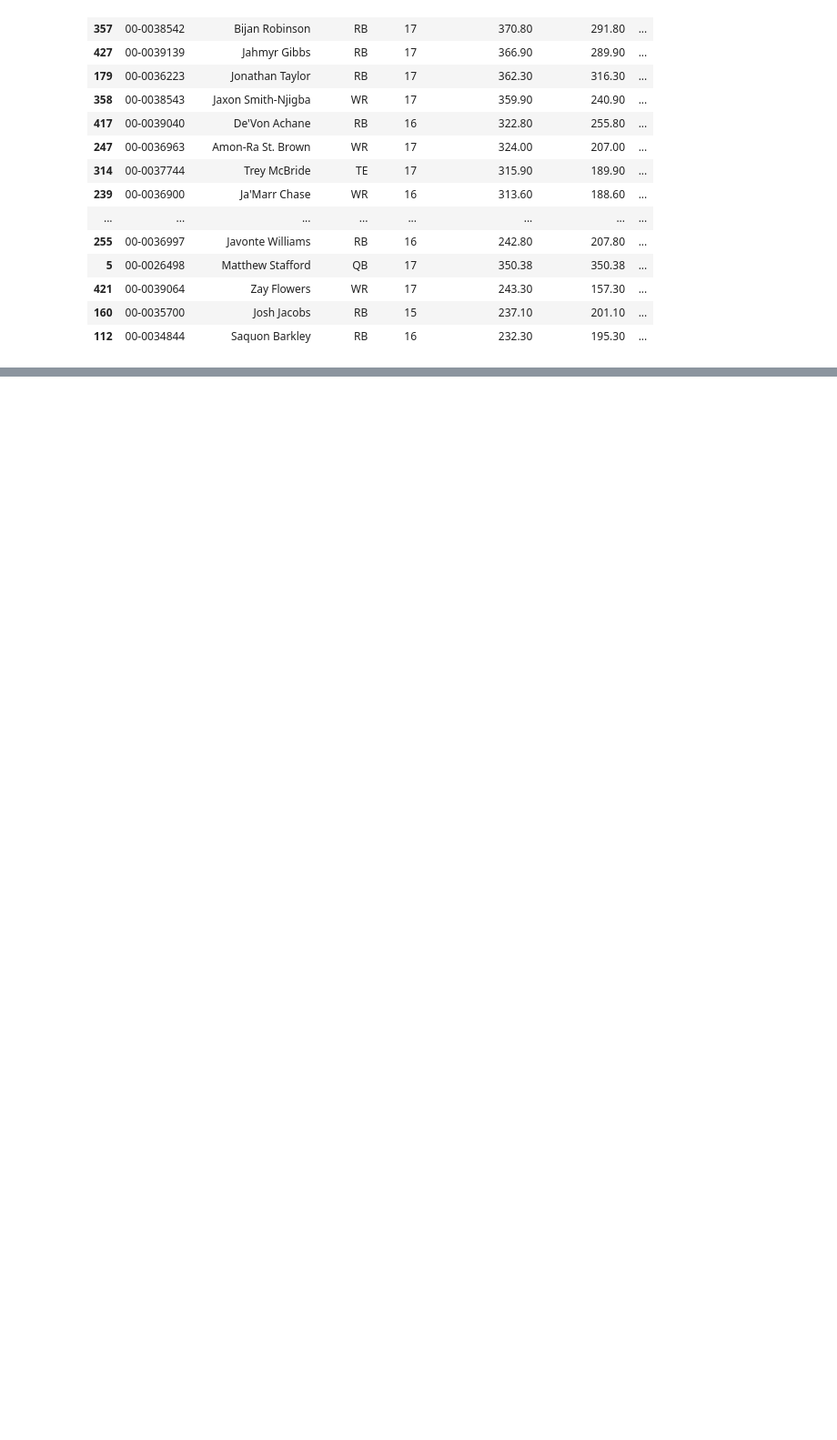
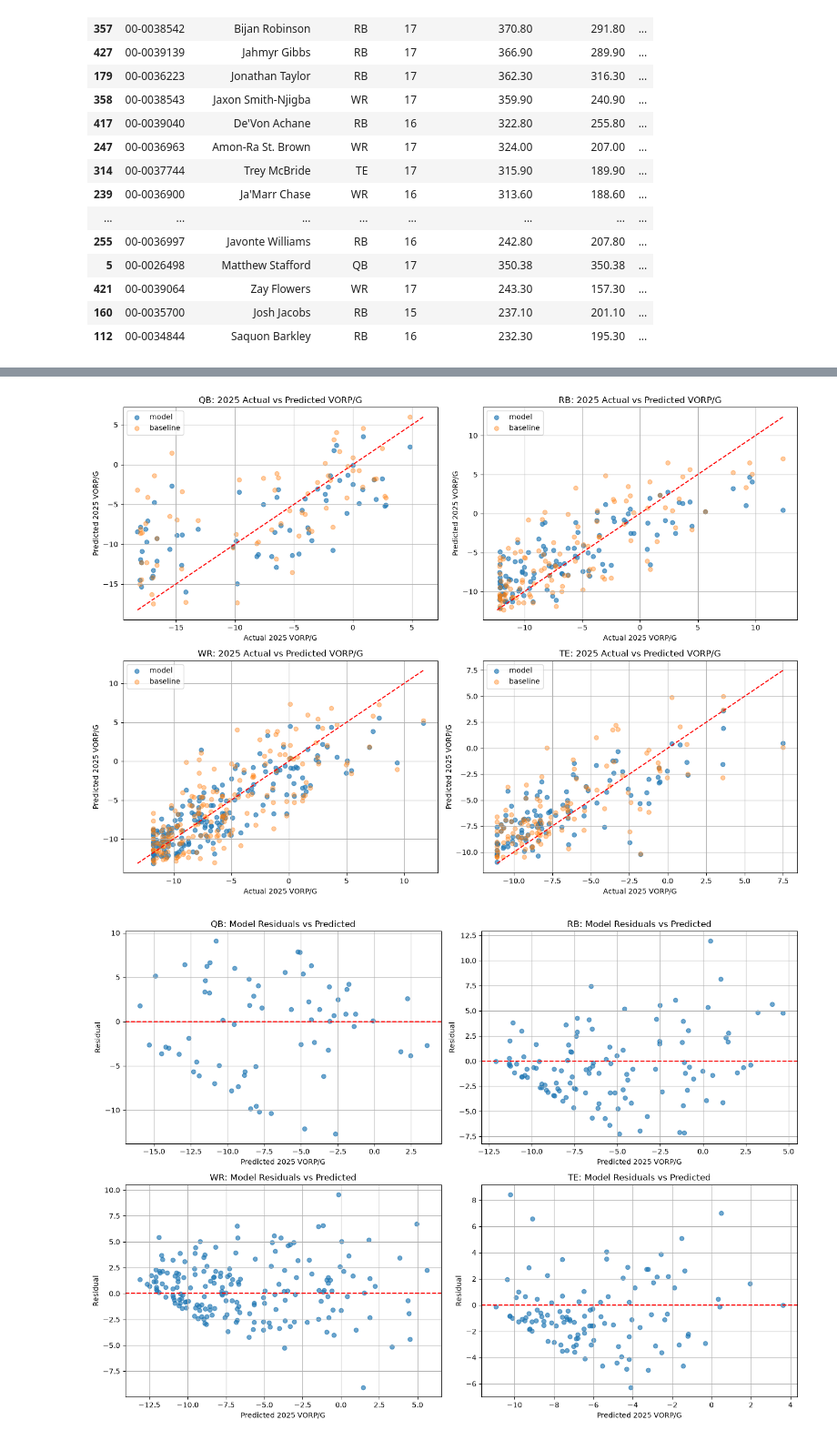
Before and after one commit to peytonfolk-bit/nfl_fantasy_projects, a Jupyter notebook: notebooks/nfl_exploration.ipynb, the cells around one changed output, grey strips where cells are left out. Shown at 91% size. Drawn from its saved outputs; the diff is of its cells as text; code cells hidden in the pictures; blank space fills up the shorter version.

Commit message:
Add 2025 VORP model validation results

```diff
--- a/notebooks/nfl_exploration.ipynb
+++ b/notebooks/nfl_exploration.ipynb
@@ -98,0 +714,64 @@ vorp_rankings.head(25)
+# %%
+import matplotlib.pyplot as plt
+
+positions = ["QB", "RB", "WR", "TE"]
+fig, axes = plt.subplots(2, 2, figsize=(14, 10))
+
+for axis, position in zip(axes.flatten(), positions):
+    position_df = final_test_predictions_2025[
+        final_test_predictions_2025["position"] == position
+    ]
+    axis.scatter(
+        position_df["true_vorp_per_game"],
+        position_df["model_pred_vorp_per_game"],
+        alpha=0.65,
+        label="model",
+    )
+    axis.scatter(
+        position_df["true_vorp_per_game"],
+        position_df["baseline_pred_vorp_per_game"],
+        alpha=0.4,
+        label="baseline",
+    )
+    min_value = min(
+        position_df["true_vorp_per_game"].min(),
+        position_df["model_pred_vorp_per_game"].min(),
+        position_df["baseline_pred_vorp_per_game"].min(),
+    )
+    max_value = max(
+        position_df["true_vorp_per_game"].max(),
+        position_df["model_pred_vorp_per_game"].max(),
+        position_df["baseline_pred_vorp_per_game"].max(),
+    )
+    axis.plot([min_value, max_value], [min_value, max_value], color="red", linestyle="--")
+    axis.set_title(f"{position}: 2025 Actual vs Predicted VORP/G")
+    axis.set_xlabel("Actual 2025 VORP/G")
+    axis.set_ylabel("Predicted 2025 VORP/G")
+    axis.legend()
+    axis.grid(True)
+
+plt.tight_layout()
+plt.show()
+
+fig, axes = plt.subplots(2, 2, figsize=(14, 10))
+
+for axis, position in zip(axes.flatten(), positions):
+    position_df = final_test_predictions_2025[
+        final_test_predictions_2025["position"] == position
+    ]
+    axis.scatter(
+        position_df["model_pred_vorp_per_game"],
+        position_df["residual"],
+        alpha=0.65,
+    )
+    axis.axhline(0, color="red", linestyle="--")
+    axis.set_title(f"{position}: Model Residuals vs Predicted")
+    axis.set_xlabel("Predicted 2025 VORP/G")
+    axis.set_ylabel("Residual")
+    axis.grid(True)
+
+plt.tight_layout()
+plt.show()
+# %% [output]
+[figure, added]
+[figure, added]
```
Also changed, not shown: parts of 12 cells of this notebook.
